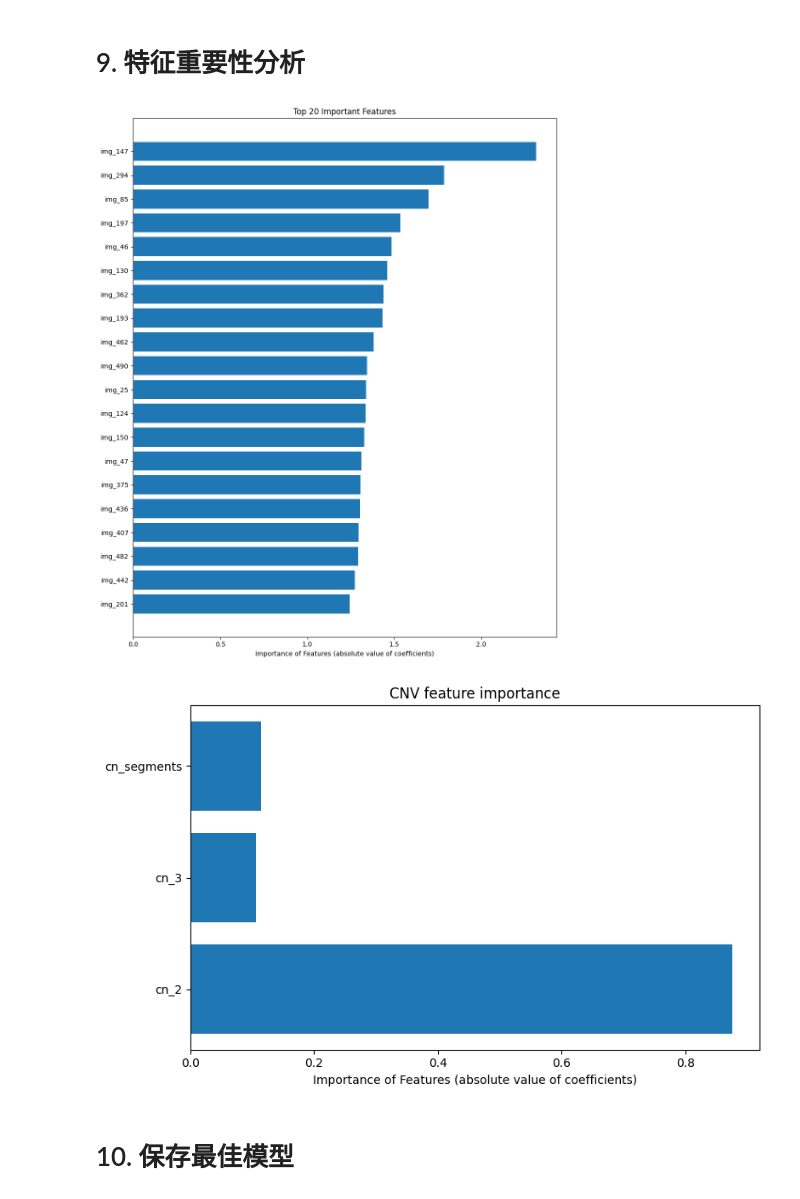
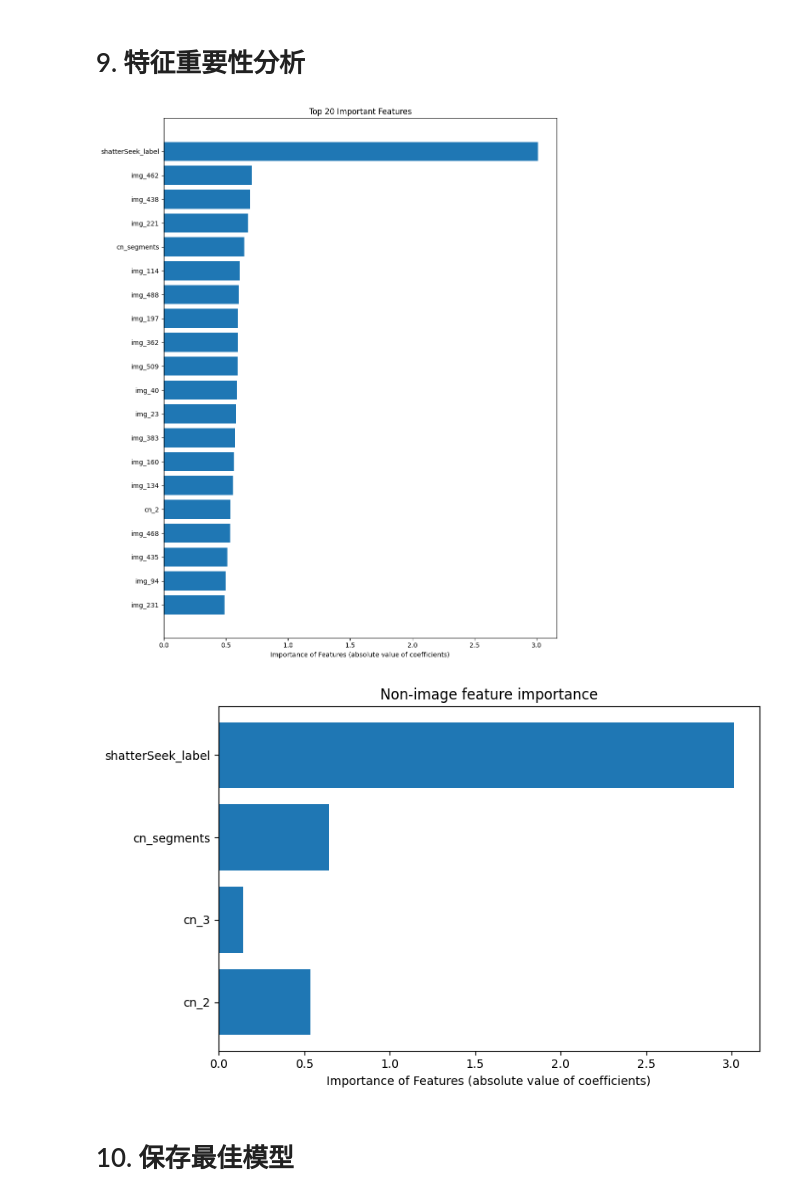
Before and after one commit to PPSherry/ChromShatter, a Jupyter notebook: shatterSeek_label_model.ipynb, the cells around one changed output. Drawn from its saved outputs; the diff is of its cells as text; code cells hidden in the pictures.

```diff
--- a/shatterSeek_label_model.ipynb
+++ b/shatterSeek_label_model.ipynb
@@ -16,6 +16,9 @@ import joblib
 # %% [markdown]
 # 1. 初始化模型和预处理步骤
 # %%
+# 基础目录设置
+BASE_DIR = "/Volumes/T7-shield/CS-Bachelor-Thesis/CNN_model/label_model_data"
+
 # 设置设备
 device = torch.device("mps" if torch.backends.mps.is_available() else "cpu")
 print(f"使用设备: {device}")
@@ -226,16 +236,16 @@ print("所有数据处理完成并保存")
 ## 导入保存的特征向量
 # %%
 # 加载特征和标签
-train_combined_features = np.load('/Volumes/T7-shield/CS-Bachelor-Thesis/CNN_model/model_data/processed_data/train_combined_features.npy')
-train_labels = np.load('/Volumes/T7-shield/CS-Bachelor-Thesis/CNN_model/model_data/processed_data/train_labels.npy')
-test_combined_features = np.load('/Volumes/T7-shield/CS-Bachelor-Thesis/CNN_model/model_data/processed_data/test_combined_features.npy')
-test_labels = np.load('/Volumes/T7-shield/CS-Bachelor-Thesis/CNN_model/model_data/processed_data/test_labels.npy')
+train_combined_features = np.load(os.path.join(processed_dir, 'train_combined_features.npy'))
+train_labels = np.load(os.path.join(processed_dir, 'train_labels.npy'))
+test_combined_features = np.load(os.path.join(processed_dir, 'test_combined_features.npy'))
+test_labels = np.load(os.path.join(processed_dir, 'test_labels.npy'))
 
 # 加载数据处理器
-scaler = joblib.load('/Volumes/T7-shield/CS-Bachelor-Thesis/CNN_model/model_data/processed_data/cnv_scaler.pkl')
+scaler = joblib.load(os.path.join(processed_dir, 'feature_scaler.pkl'))
 
 # 加载特征维度信息
-feature_dimensions = np.load('/Volumes/T7-shield/CS-Bachelor-Thesis/CNN_model/model_data/processed_data/feature_dimensions.npy')
+feature_dimensions = np.load(os.path.join(processed_dir, 'feature_dimensions.npy'))
 
 print("所有数据已成功加载")
 # %% [output]
@@ -371,59 +378,61 @@ mean_auc, std_auc = plot_cv_roc_curves(
 # %% [markdown]
 # 9. 特征重要性分析
 # %%
-def analyze_feature_importance(model, X_train, output_path=None):
+def analyze_feature_importance(model, feature_dimensions, output_path=None):
     """分析特征重要性"""
     if hasattr(model, 'coef_'):
-        # 加载特征维度
-        dimensions = np.load('/Volumes/T7-shield/CS-Bachelor-Thesis/CNN_model/model_data/processed_data/feature_dimensions.npy')
-        img_features_dim = dimensions[0]
-        cnv_features_dim = dimensions[1]
+        # 获取特征维度
+        img_features_dim = int(feature_dimensions[0])
+        continuous_features_dim = int(feature_dimensions[1])
+        binary_features_dim = int(feature_dimensions[2])
 
         # 创建特征名称
         feature_names = [f'img_{i}' for i in range(img_features_dim)]
-        feature_names.extend(['cn_2', 'cn_3', 'cn_segments'])
+        feature_names.extend(['cn_2', 'cn_3', 'cn_segments'])  # 连续特征
+        feature_names.extend(['shatterSeek_label'])  # 二元特征
 
         # 获取系数
         coefs = model.coef_[0]
 
         # 计算特征重要性
         importance = np.abs(coefs)
 
         # 找出最重要的特征（前20个）
         top_indices = np.argsort(importance)[-20:]
 
         plt.figure(figsize=(10, 12))
         plt.barh([feature_names[i] for i in top_indices], importance[top_indices])
         plt.xlabel('Importance of Features (absolute value of coefficients)')
         plt.title('Top 20 Important Features')
         plt.tight_layout()
 
         if output_path:
             plt.savefig(output_path)
 
         plt.show()
 
-        # 单独查看CNV特征的重要性
-        cnv_indices = np.arange(img_features_dim, img_features_dim + cnv_features_dim)
-        cnv_names = ['cn_2', 'cn_3', 'cn_segments']
+        # 单独查看非图像特征的重要性
+        non_img_start = img_features_dim
+        non_img_indices = np.arange(non_img_start, non_img_start + continuous_features_dim + binary_features_dim)
+        non_img_names = ['cn_2', 'cn_3', 'cn_segments', 'shatterSeek_label']
 
         plt.figure(figsize=(8, 5))
-        plt.barh(cnv_names, np.abs(coefs[cnv_indices]))
+        plt.barh(non_img_names, np.abs(coefs[non_img_indices]))
         plt.xlabel('Importance of Features (absolute value of coefficients)')
-        plt.title('CNV feature importance')
+        plt.title('Non-image feature importance')
         plt.tight_layout()
 
         if output_path:
-            plt.savefig(output_path.replace('.png', '_cnv.png'))
+            plt.savefig(output_path.replace('.png', '_nonimg.png'))
 
         plt.show()
 
 # 分析特征重要性
-importance_output_path = '/Volumes/T7-shield/CS-Bachelor-Thesis/CNN_model/model_data/feature_importance.png'
-analyze_feature_importance(best_model, train_combined_features, importance_output_path)
+importance_output_path = os.path.join(BASE_DIR, "feature_importance.png")
+analyze_feature_importance(best_model, feature_dimensions, importance_output_path)
 # %% [output]
-[figure, old version]
+[figure, new version]
-[figure, old version]
+[figure, new version]
 # %% [markdown]
 # 10.  保存最佳模型
 # %%
```
Also changed, not shown: parts of 14 cells of this notebook, 2 other files.
